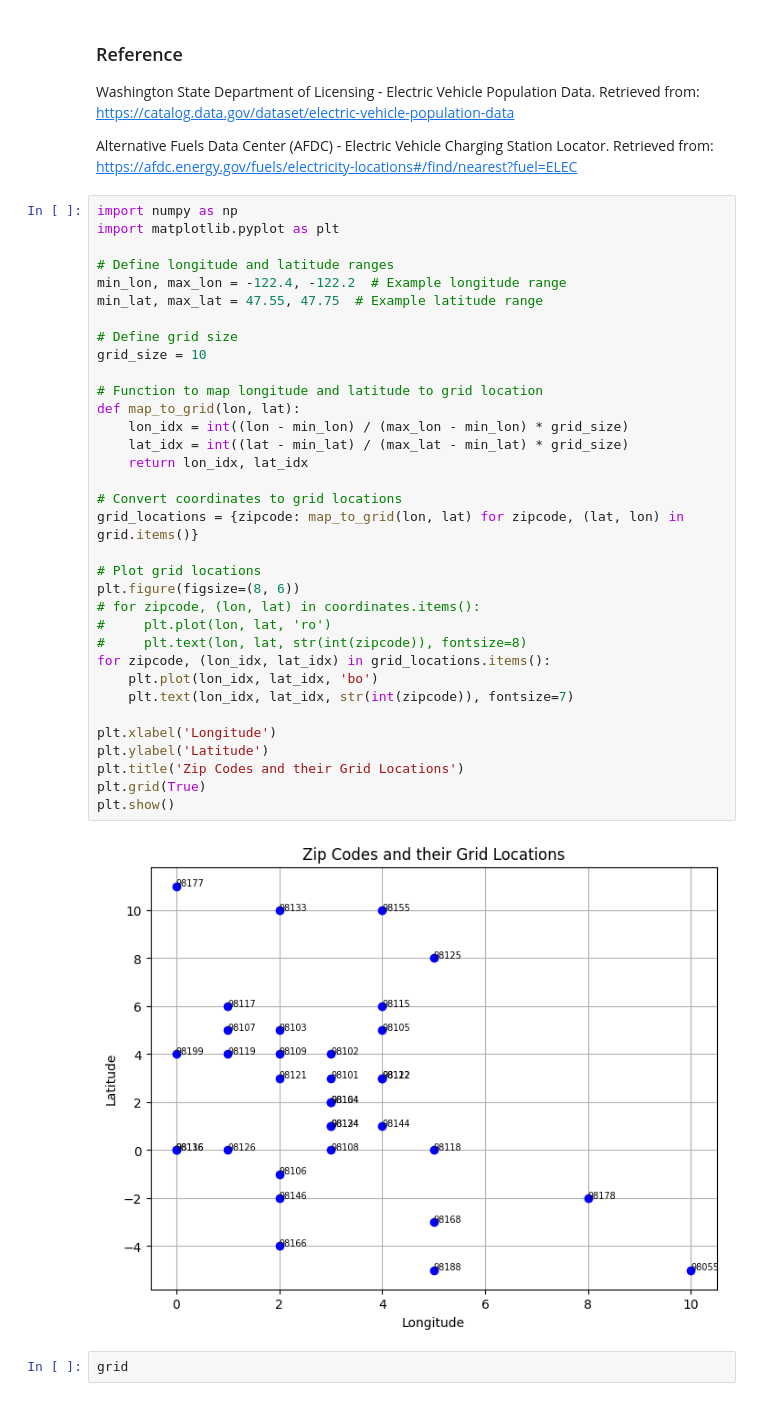
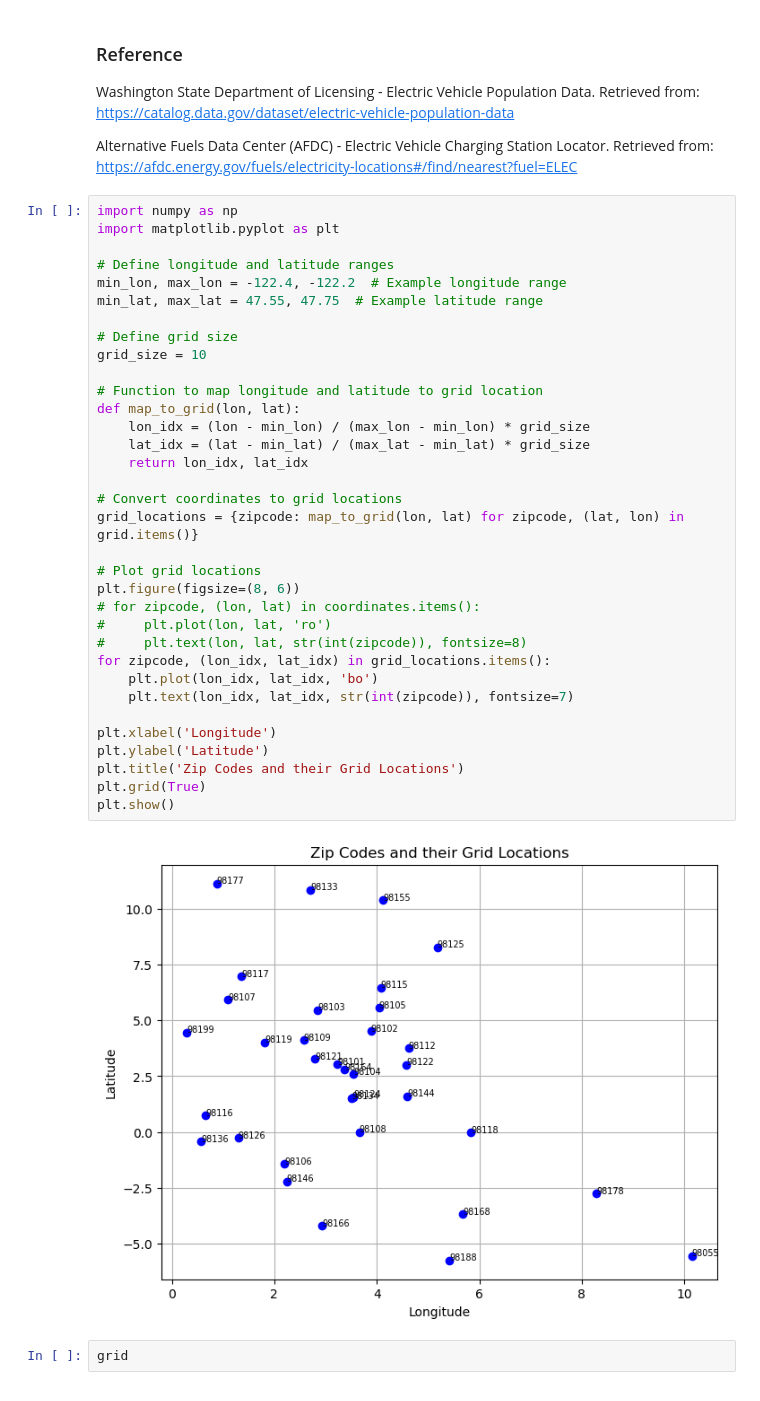
Before and after one commit to lqminhhh/Charging-Location-Optimization, a Jupyter notebook: Final.ipynb, the cells around one changed output. Cells and saved outputs as stored; diff of their text form.

```diff
--- a/Final.ipynb
+++ b/Final.ipynb
@@ -118,36 +122,36 @@ import matplotlib.pyplot as plt
 
 # Define longitude and latitude ranges
 min_lon, max_lon = -122.4, -122.2  # Example longitude range
 min_lat, max_lat = 47.55, 47.75  # Example latitude range
 
 # Define grid size
 grid_size = 10
 
 # Function to map longitude and latitude to grid location
 def map_to_grid(lon, lat):
-    lon_idx = int((lon - min_lon) / (max_lon - min_lon) * grid_size)
-    lat_idx = int((lat - min_lat) / (max_lat - min_lat) * grid_size)
+    lon_idx = (lon - min_lon) / (max_lon - min_lon) * grid_size
+    lat_idx = (lat - min_lat) / (max_lat - min_lat) * grid_size
     return lon_idx, lat_idx
 
 # Convert coordinates to grid locations
 grid_locations = {zipcode: map_to_grid(lon, lat) for zipcode, (lat, lon) in grid.items()}
 
 # Plot grid locations
 plt.figure(figsize=(8, 6))
 # for zipcode, (lon, lat) in coordinates.items():
 #     plt.plot(lon, lat, 'ro')
 #     plt.text(lon, lat, str(int(zipcode)), fontsize=8)
 for zipcode, (lon_idx, lat_idx) in grid_locations.items():
     plt.plot(lon_idx, lat_idx, 'bo')
     plt.text(lon_idx, lat_idx, str(int(zipcode)), fontsize=7)
 
 plt.xlabel('Longitude')
 plt.ylabel('Latitude')
 plt.title('Zip Codes and their Grid Locations')
 plt.grid(True)
 plt.show()
 # %% [output]
-[figure, old version]
+[figure, new version]
 # %%
 grid
 # %% [output]
```
Also changed, not shown: parts of 1 cell of this notebook.
